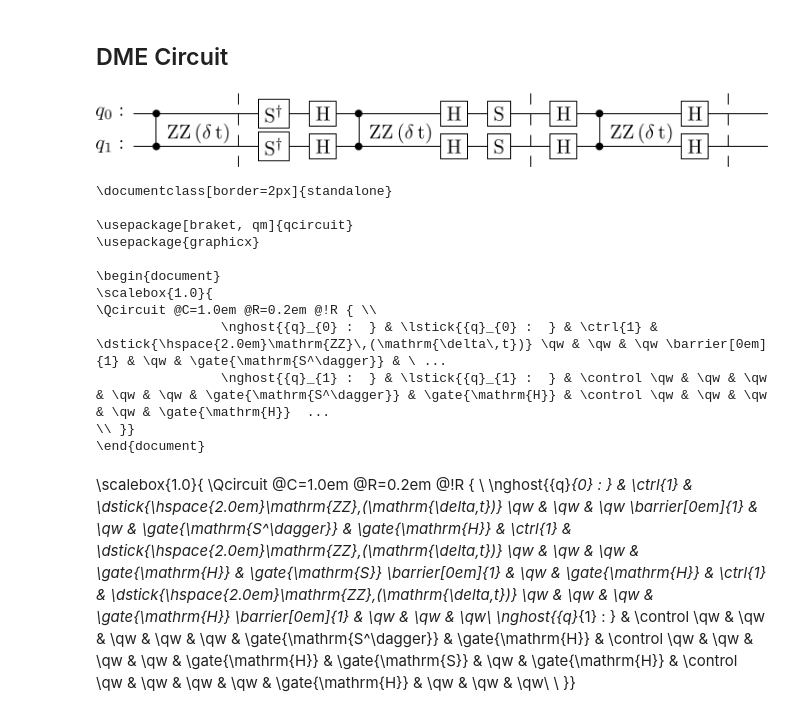
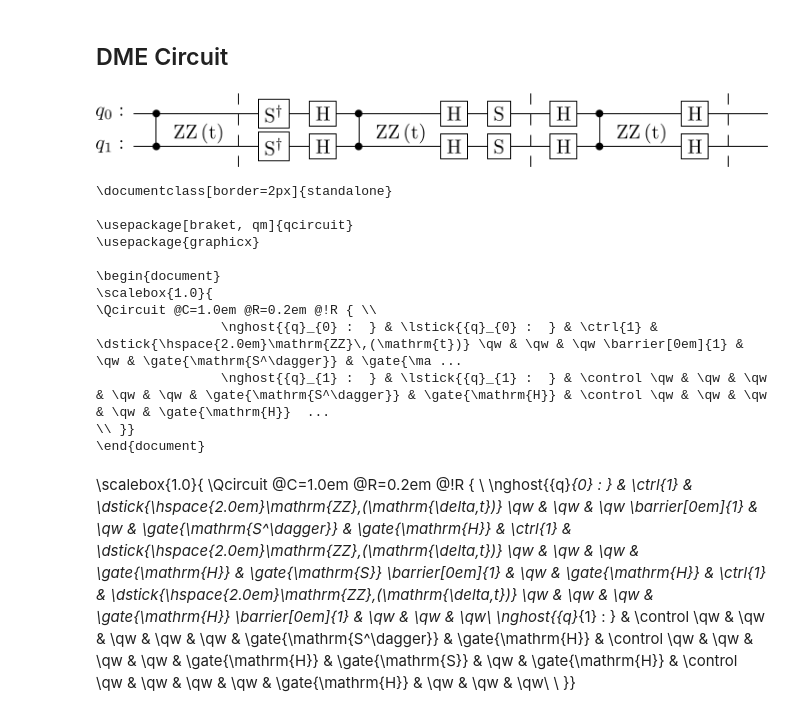
Before and after one commit to khanhuyengiang/dbac, a Jupyter notebook: jupyter_notebooks/circuit_draw.ipynb, the cells around one changed output. Cells and saved outputs as stored; diff of their text form; code cells hidden in the pictures.

```diff
--- a/jupyter_notebooks/circuit_draw.ipynb
+++ b/jupyter_notebooks/circuit_draw.ipynb
@@ -32,7 +34,7 @@ from qiskit.circuit.library import RZZGate
 from qiskit.circuit import Gate
 
 # Create a parameter for the angle
-t = Parameter('\delta t')
+t = Parameter('t')
 phi = Parameter('\phi')
 
 # Create a quantum circuit with two qubits
@@ -40,34 +42,34 @@ qc = QuantumCircuit(2)
 
 # ZZ gate with the symbolic parameter t
 qc.append(RZZGate(t), [0, 1])
 qc.barrier()
 
 # YY gate
 qc.sdg(0)
 qc.sdg(1)
 qc.h(0)
 qc.h(1)
 qc.append(RZZGate(t), [0, 1])
 qc.h(0)
 qc.h(1)
 qc.s(0)
 qc.s(1)
 
 qc.barrier()
 
 # XX gate
 qc.h(0)
 qc.h(1)
 qc.append(RZZGate(t), [0, 1])
 qc.h(0)
 qc.h(1)
 
 qc.barrier()
 
 # Draw the circuit with the parameter t
 qc.draw(output='latex', style="bw")
 # %% [output]
-[figure, old version]
+[figure, new version]
 # %%
 latex_code = qc.draw(output='latex_source', style="bw")
 print(latex_code)
@@ -80,7 +82,7 @@ print(latex_code)
 \begin{document}
 \scalebox{1.0}{
 \Qcircuit @C=1.0em @R=0.2em @!R { \\
-                \nghost{{q}_{0} :  } & \lstick{{q}_{0} :  } & \ctrl{1} & \dstick{\hspace{2.0em}\mathrm{ZZ}\,(\mathrm{\delta\,t})} \qw & \qw & \qw \barrier[0em]{1} & \qw & \gate{\mathrm{S^\dagger}} & \ ...
+                \nghost{{q}_{0} :  } & \lstick{{q}_{0} :  } & \ctrl{1} & \dstick{\hspace{2.0em}\mathrm{ZZ}\,(\mathrm{t})} \qw & \qw & \qw \barrier[0em]{1} & \qw & \gate{\mathrm{S^\dagger}} & \gate{\ma ...
                 \nghost{{q}_{1} :  } & \lstick{{q}_{1} :  } & \control \qw & \qw & \qw & \qw & \qw & \gate{\mathrm{S^\dagger}} & \gate{\mathrm{H}} & \control \qw & \qw & \qw & \qw & \gate{\mathrm{H}}  ...
 \\ }}
 \end{document}
```
Also changed, not shown: parts of 12 cells of this notebook, 19 other files.
